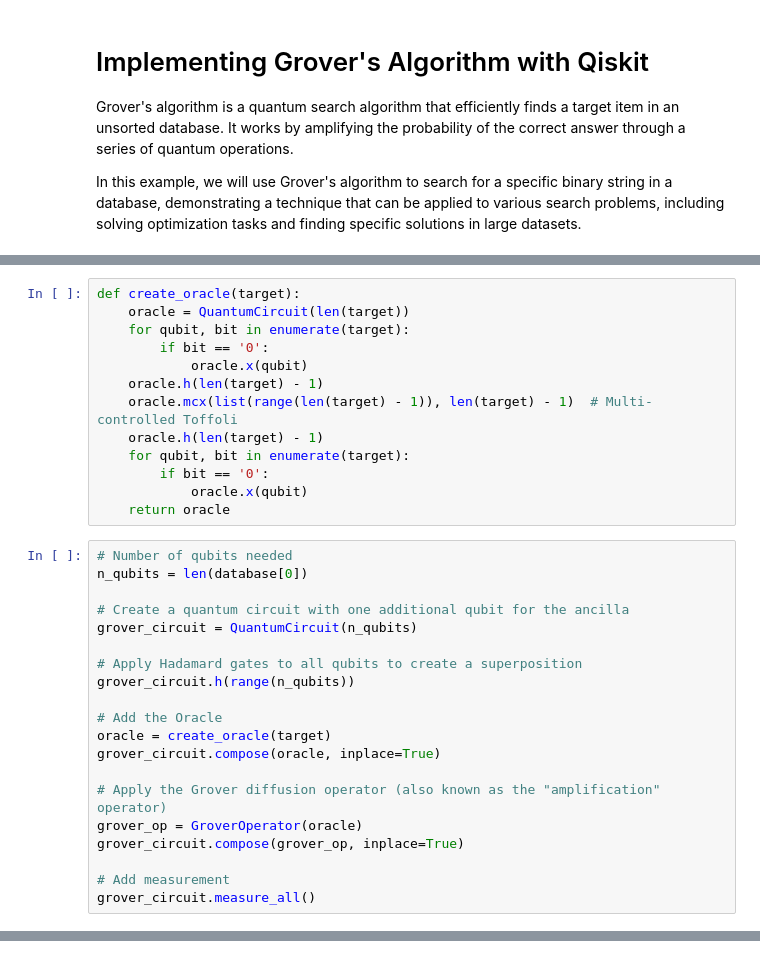
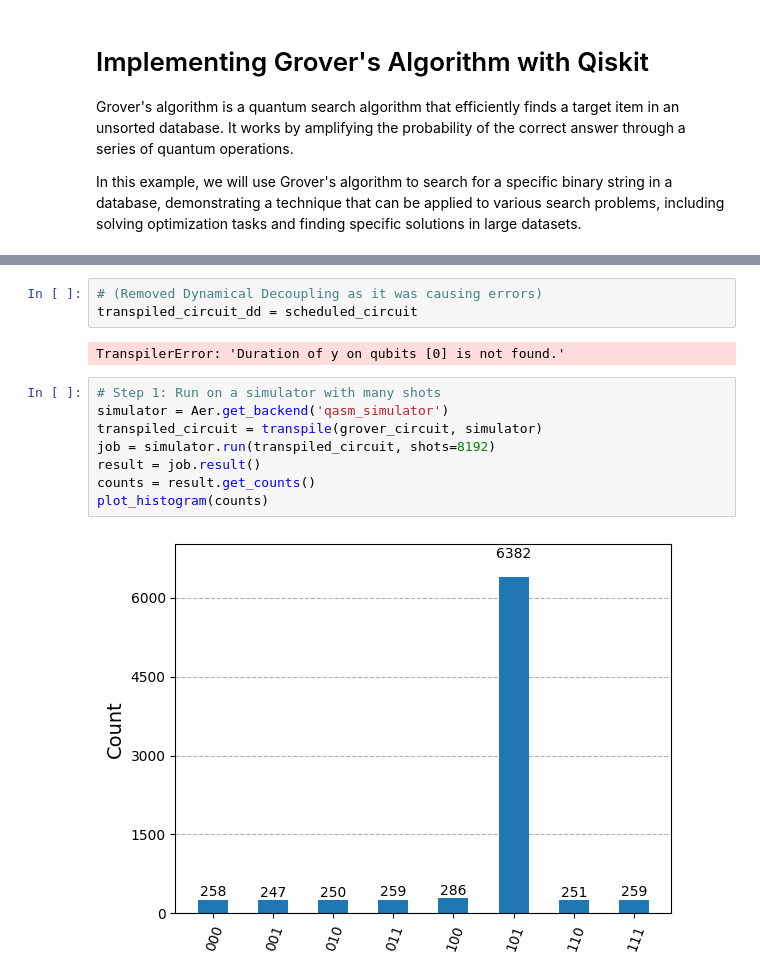
Before and after one commit to watrgoat/quantum-CSCI-4973, a Jupyter notebook: grover/main.ipynb, the cells around one changed output, grey strips where cells are left out. Drawn from its saved outputs; the diff is of its cells as text.

Commit message:
working grovers

```diff
--- a/grover/main.ipynb
+++ b/grover/main.ipynb
@@ -26,33 +18,0 @@ from database import database, target
-# %%
-def create_oracle(target):
-    oracle = QuantumCircuit(len(target))
-    for qubit, bit in enumerate(target):
-        if bit == '0':
-            oracle.x(qubit)
-    oracle.h(len(target) - 1)
-    oracle.mcx(list(range(len(target) - 1)), len(target) - 1)  # Multi-controlled Toffoli
-    oracle.h(len(target) - 1)
-    for qubit, bit in enumerate(target):
-        if bit == '0':
-            oracle.x(qubit)
-    return oracle
-# %%
-# Number of qubits needed
-n_qubits = len(database[0])
-
-# Create a quantum circuit with one additional qubit for the ancilla
-grover_circuit = QuantumCircuit(n_qubits)
-
-# Apply Hadamard gates to all qubits to create a superposition
-grover_circuit.h(range(n_qubits))
-
-# Add the Oracle
-oracle = create_oracle(target)
-grover_circuit.compose(oracle, inplace=True)
-
-# Apply the Grover diffusion operator (also known as the "amplification" operator)
-grover_op = GroverOperator(oracle)
-grover_circuit.compose(grover_op, inplace=True)
-
-# Add measurement
-grover_circuit.measure_all()
@@ -97,0 +78,15 @@ plot_histogram(counts)
+# %%
+# (Removed Dynamical Decoupling as it was causing errors)
+transpiled_circuit_dd = scheduled_circuit
+# %% [output]
+TranspilerError: 'Duration of y on qubits [0] is not found.'
+# %%
+# Step 1: Run on a simulator with many shots
+simulator = Aer.get_backend('qasm_simulator')
+transpiled_circuit = transpile(grover_circuit, simulator)
+job = simulator.run(transpiled_circuit, shots=8192)
+result = job.result()
+counts = result.get_counts()
+plot_histogram(counts)
+# %% [output]
+[figure, added]
```
Also changed, not shown: parts of 10 cells of this notebook.
